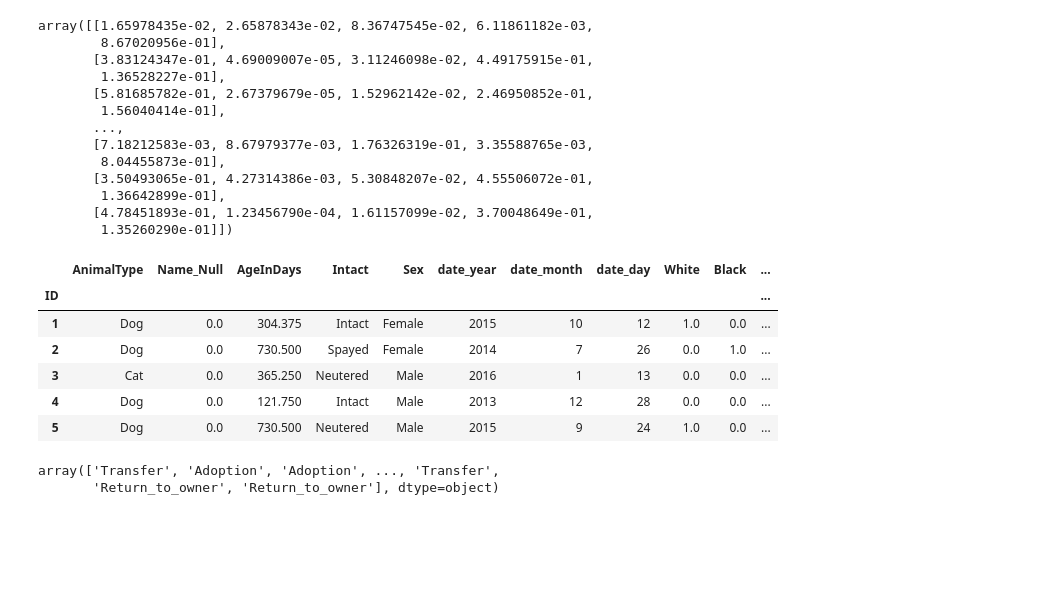
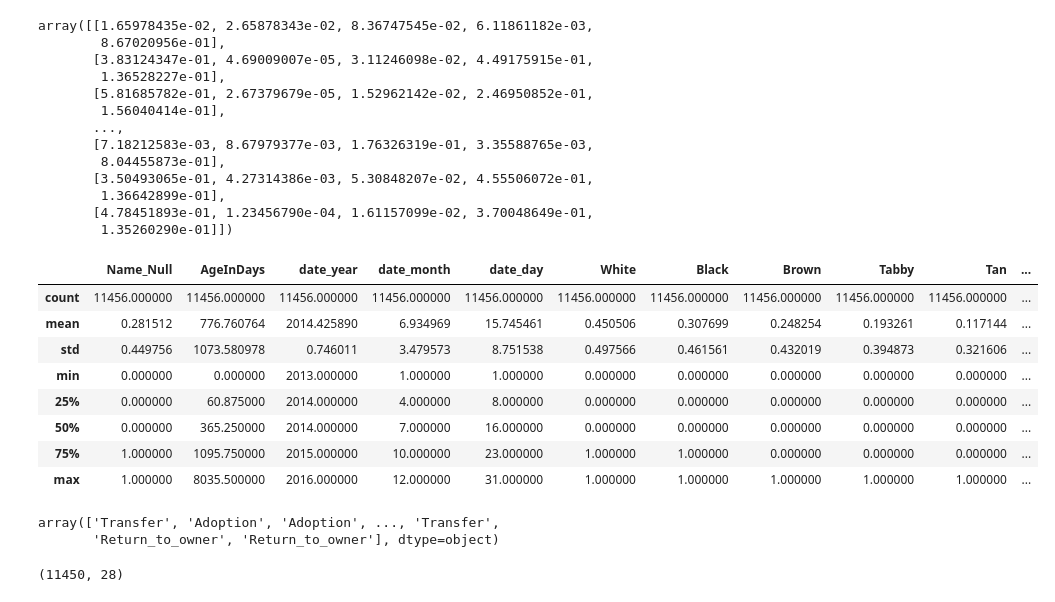
Before and after one commit to ojbradley/Kaggle, a Jupyter notebook: data_clean.ipynb, the cells around one changed output. Cells and saved outputs as stored; diff of their text form; code cells hidden in the pictures; blank space fills up the shorter version.

```diff
--- a/data_clean.ipynb
+++ b/data_clean.ipynb
@@ -297,7 +297,9 @@ data.loc[data['Name'].isnull(), 'Name_Null'] = 1
 data['Name_Null'].fillna(0, inplace=True)
 
 #Drop NAs
-data = data.drop(['Name'],axis=1).dropna()
+data = data.drop(['Name'],axis=1)
+
+
 
 #Code Age
 data['AgeNumeric']=data['AgeuponOutcome'].str.split(" ", n = 1, expand = True)[0].astype('float')
@@ -341,42 +343,44 @@ data["Breed"] = data["Breed"].str.replace('/',
 data["Breed"] = data["Breed"].str.replace('Domestic Shorthair',
                                           'DomesticShorthair')
 data["Breed"] = data["Breed"].str.replace('Pit Bull',
                                           'PitBull')
 
 breed_freq = data["Breed"].str.split(expand=True).stack().value_counts()[:10]
 ##print(breed_freq)
 
 #Create top 10 breed cols
 for i in range(0 , breed_freq.count()):
     data.loc[data["Breed"].str.find(breed_freq.index[i])>-1,breed_freq.index[i]] = 1
     data[breed_freq.index[i]].fillna(0, inplace=True)
 
 #Drop unnecessary vars
 data = data.drop(['SexuponOutcome',
                   'AgeuponOutcome',
                   'AgeNumeric',
                   'AgeString',
                   'Color',
                   'DateTime',
                   'Breed'],
                   axis=1)
 
 ## convert id to index
 data.set_index('ID', inplace=True)
 
 data_onehot = data.copy()
 data_onehot = pd.get_dummies(data_onehot, columns=['AnimalType','Intact','Sex'], prefix = ['AnimalType_','Intact_','Sex_'],drop_first=True)
-data_onehot.head()
 
-data.head()
+data_onehot["AgeInDays"].fillna(data_onehot["AgeInDays"].mean(), inplace=True)
+data_onehot.describe()
 # %% [output]
-|  | AnimalType | Name_Null | AgeInDays | Intact | Sex | date_year | date_month | date_day | White | Black | ... |
-| ID |  |  |  |  |  |  |  |  |  |  | ... |
-| 1 | Dog | 0.0 | 304.375 | Intact | Female | 2015 | 10 | 12 | 1.0 | 0.0 | ... |
-| 2 | Dog | 0.0 | 730.500 | Spayed | Female | 2014 | 7 | 26 | 0.0 | 1.0 | ... |
-| 3 | Cat | 0.0 | 365.250 | Neutered | Male | 2016 | 1 | 13 | 0.0 | 0.0 | ... |
-| 4 | Dog | 0.0 | 121.750 | Intact | Male | 2013 | 12 | 28 | 0.0 | 0.0 | ... |
-| 5 | Dog | 0.0 | 730.500 | Neutered | Male | 2015 | 9 | 24 | 1.0 | 0.0 | ... |
+|  | Name_Null | AgeInDays | date_year | date_month | date_day | White | Black | Brown | Tabby | Tan | ... |
+| count | 11456.000000 | 11456.000000 | 11456.000000 | 11456.000000 | 11456.000000 | 11456.000000 | 11456.000000 | 11456.000000 | 11456.000000 | 11456.000000 | ... |
+| mean | 0.281512 | 776.760764 | 2014.425890 | 6.934969 | 15.745461 | 0.450506 | 0.307699 | 0.248254 | 0.193261 | 0.117144 | ... |
+| std | 0.449756 | 1073.580978 | 0.746011 | 3.479573 | 8.751538 | 0.497566 | 0.461561 | 0.432019 | 0.394873 | 0.321606 | ... |
+| min | 0.000000 | 0.000000 | 2013.000000 | 1.000000 | 1.000000 | 0.000000 | 0.000000 | 0.000000 | 0.000000 | 0.000000 | ... |
+| 25% | 0.000000 | 60.875000 | 2014.000000 | 4.000000 | 8.000000 | 0.000000 | 0.000000 | 0.000000 | 0.000000 | 0.000000 | ... |
+| 50% | 0.000000 | 365.250000 | 2014.000000 | 7.000000 | 16.000000 | 0.000000 | 0.000000 | 0.000000 | 0.000000 | 0.000000 | ... |
+| 75% | 1.000000 | 1095.750000 | 2015.000000 | 10.000000 | 23.000000 | 1.000000 | 1.000000 | 0.000000 | 0.000000 | 0.000000 | ... |
+| max | 1.000000 | 8035.500000 | 2016.000000 | 12.000000 | 31.000000 | 1.000000 | 1.000000 | 1.000000 | 1.000000 | 1.000000 | ... |
 # %%
 y_pred_opt=optimised_random_forest.predict(data_onehot)
 
@@ -394,3 +398,7 @@ y_pred_opt
 # %% [output]
 array(['Transfer', 'Adoption', 'Adoption', ..., 'Transfer',
        'Return_to_owner', 'Return_to_owner'], dtype=object)
+# %%
+data.shape
+# %% [output]
+(11450, 28)
```
Also changed, not shown: 1 other file.
